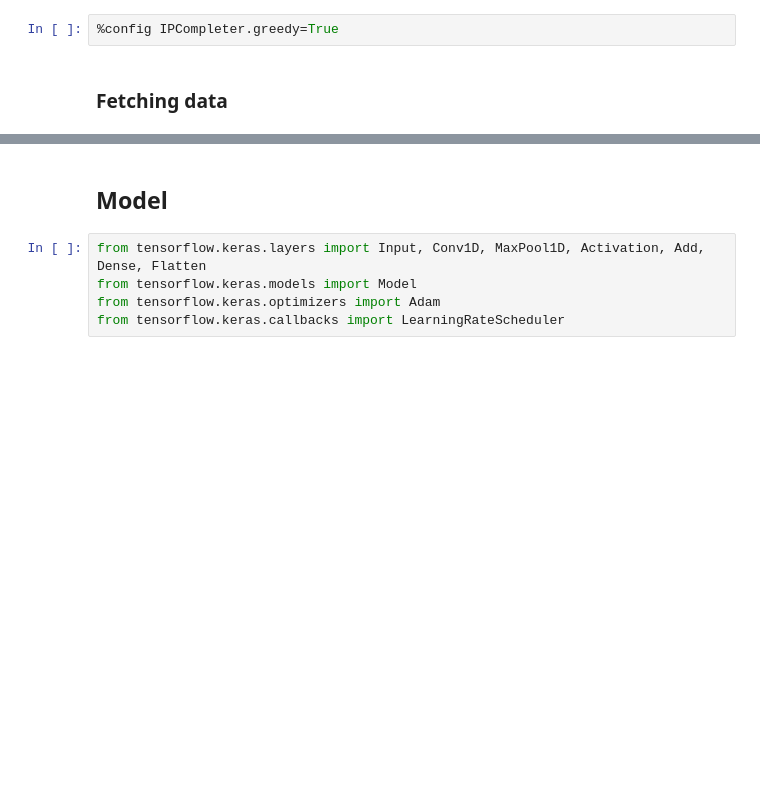
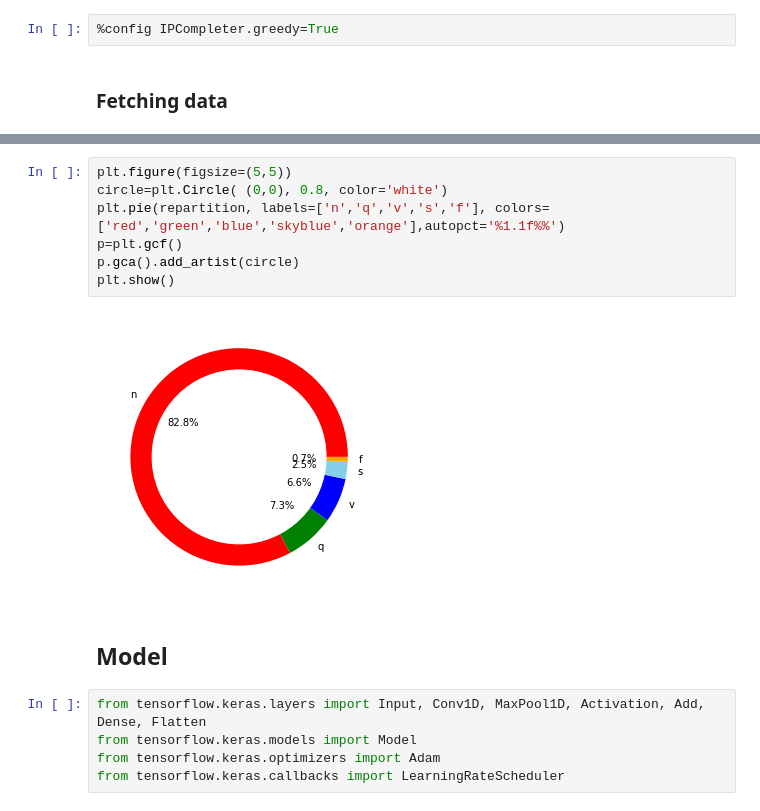
Before and after one commit to ArnoBen/ECG-Heartbeat-Categorization, a Jupyter notebook: ecg_classification.ipynb, the cells around one changed output, grey strips where cells are left out. Cells and saved outputs as stored; diff of their text form; blank space fills up the shorter version.

```diff
--- a/ecg_classification.ipynb
+++ b/ecg_classification.ipynb
@@ -45,3 +116,12 @@ None
+# %%
+plt.figure(figsize=(5,5))
+circle=plt.Circle( (0,0), 0.8, color='white')
+plt.pie(repartition, labels=['n','q','v','s','f'], colors=['red','green','blue','skyblue','orange'],autopct='%1.1f%%')
+p=plt.gcf()
+p.gca().add_artist(circle)
+plt.show()
+# %% [output]
+[figure, added]
 # %% [markdown]
 ## Model
 # %%
```
Also changed, not shown: parts of 32 cells of this notebook, 6 other files.
